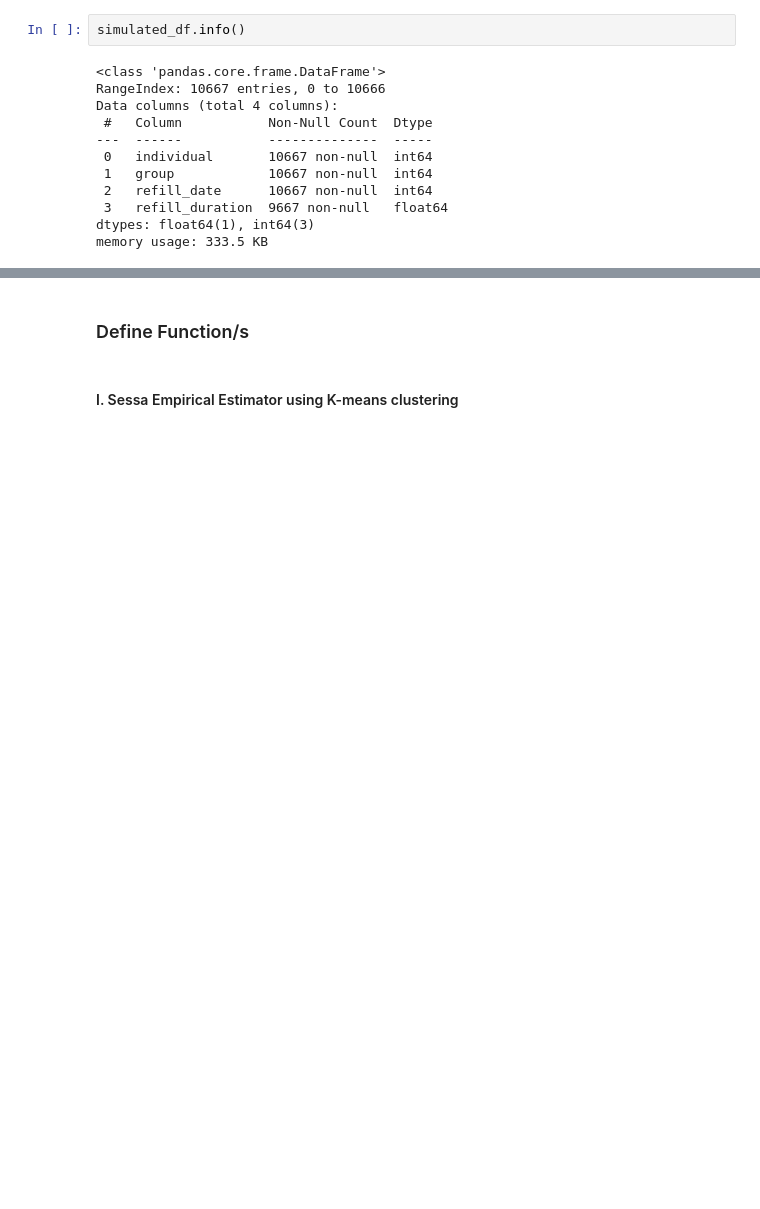
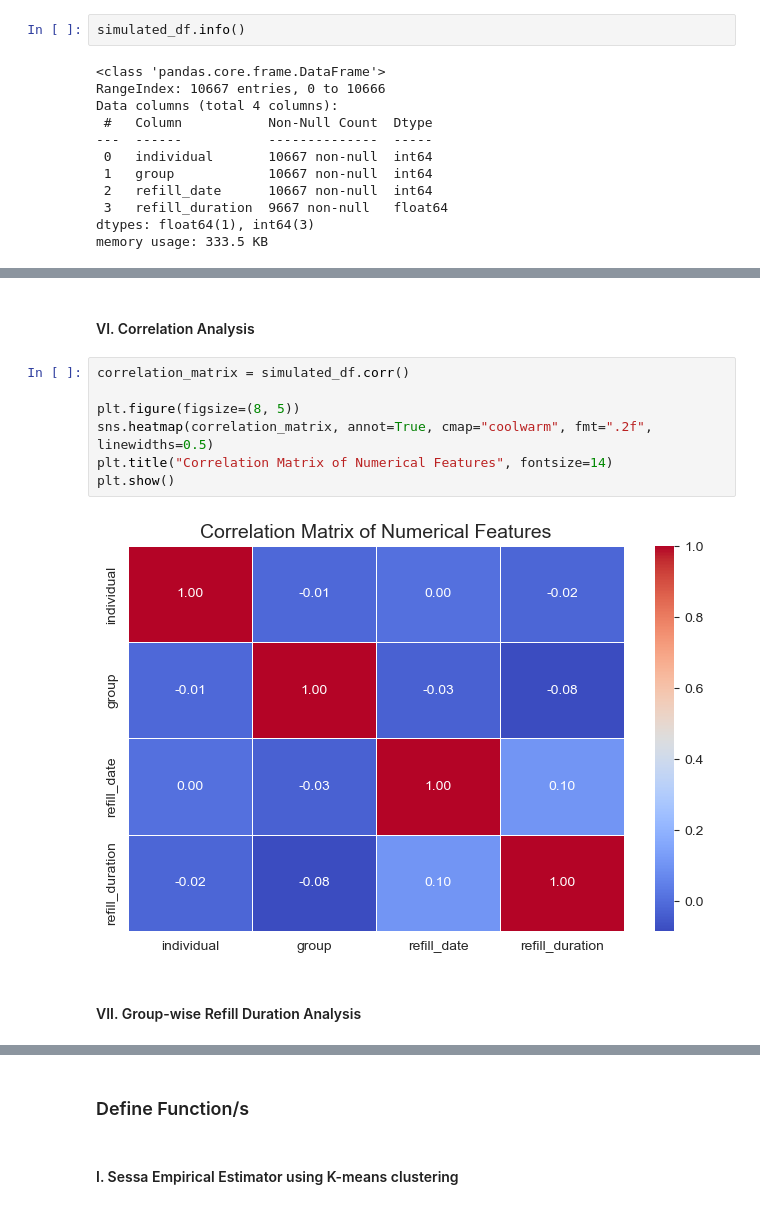
Before and after one commit to zeusschoolacc/SEE_PY, a Jupyter notebook: src/main.ipynb, the cells around one changed output, grey strips where cells are left out. Saved outputs shown, nothing was run; the diff lists cells and outputs as text; blank space fills up the shorter version.

```diff
--- a/src/main.ipynb
+++ b/src/main.ipynb
@@ -57,0 +105,13 @@ memory usage: 333.5 KB
+# %% [markdown]
+#### VI. Correlation Analysis
+# %%
+correlation_matrix = simulated_df.corr()
+
+plt.figure(figsize=(8, 5))
+sns.heatmap(correlation_matrix, annot=True, cmap="coolwarm", fmt=".2f", linewidths=0.5)
+plt.title("Correlation Matrix of Numerical Features", fontsize=14)
+plt.show()
+# %% [output]
+[figure, added]
+# %% [markdown]
+#### VII. Group-wise Refill Duration Analysis
```
Also changed, not shown: parts of 13 cells of this notebook.
